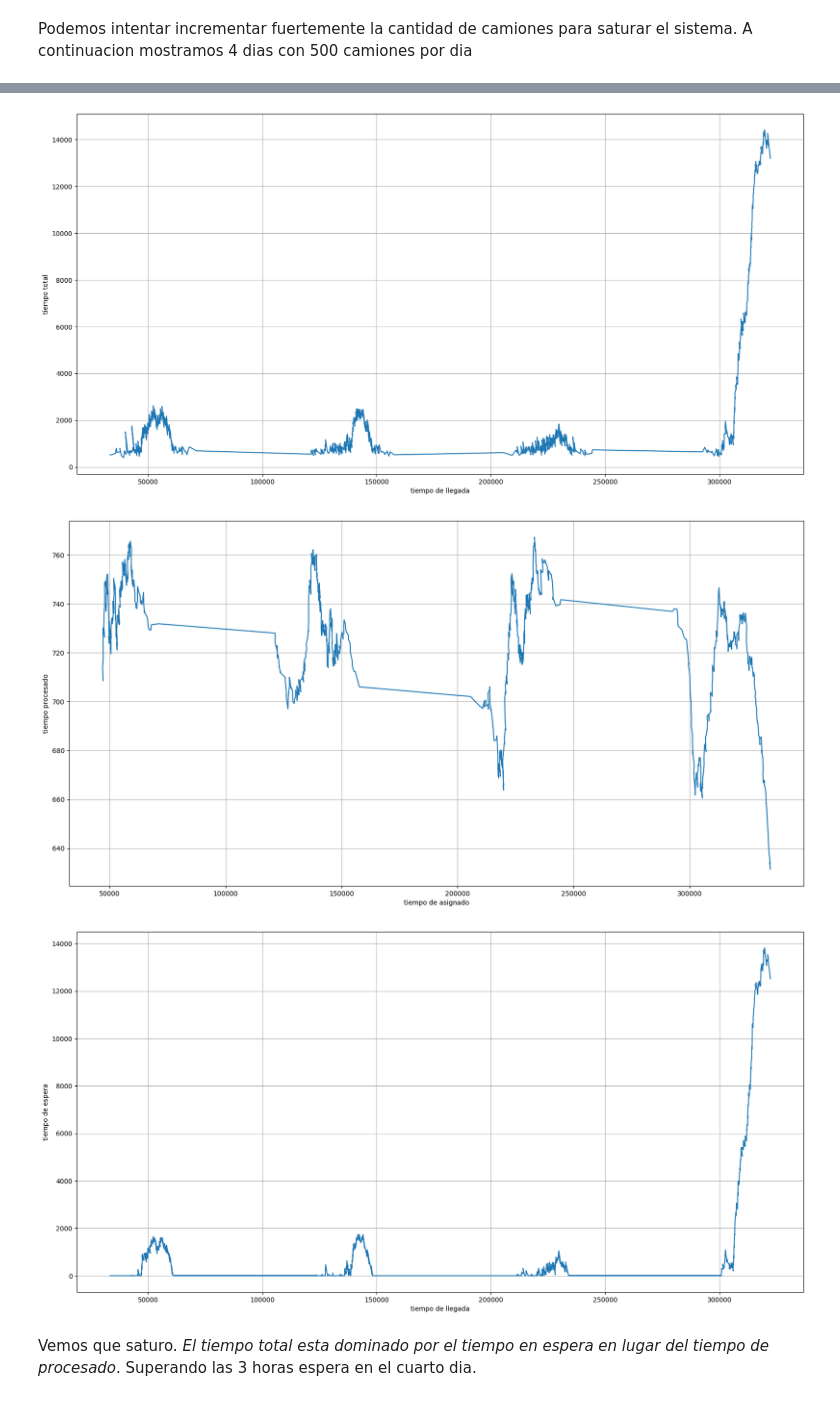
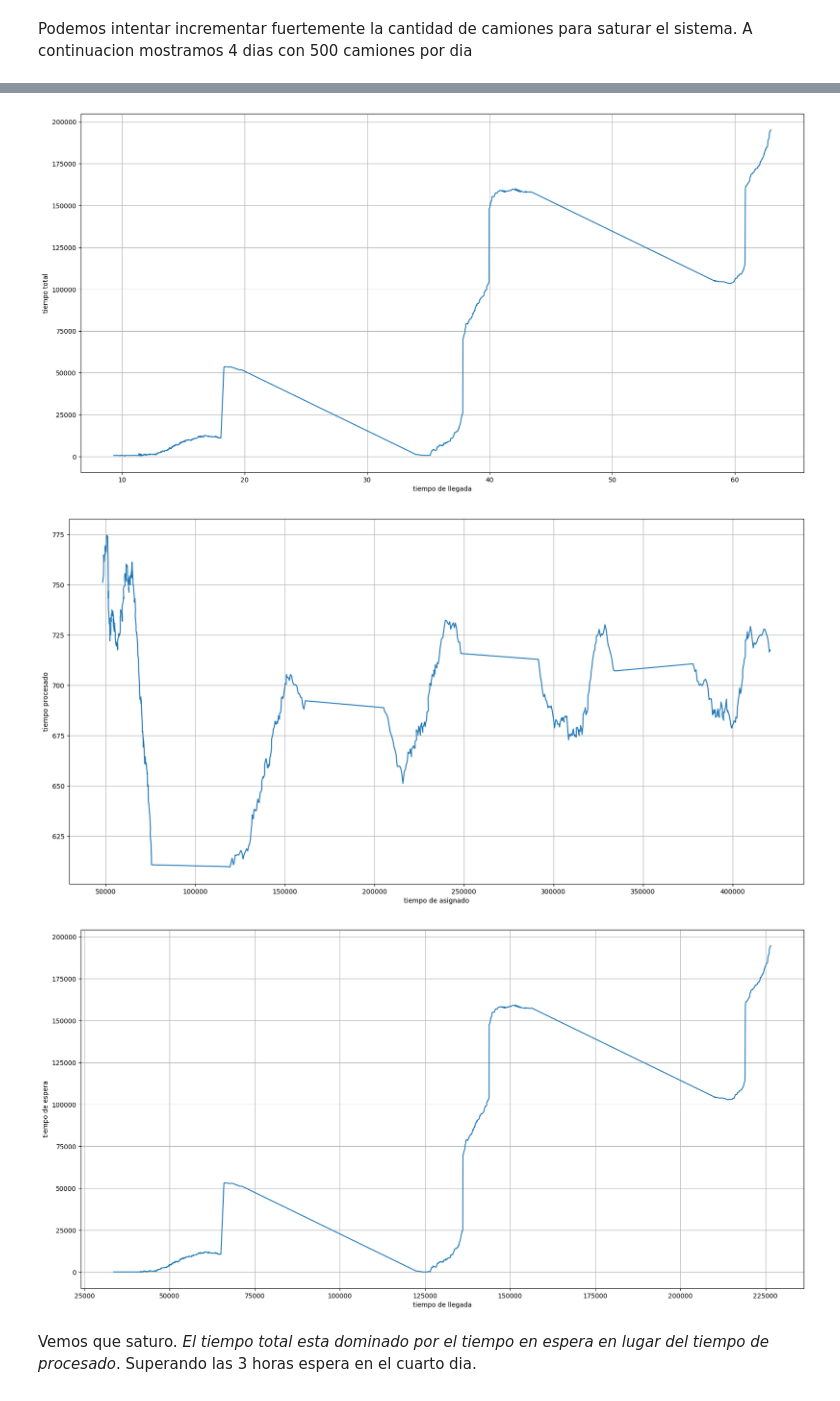
Before and after one commit to mcarreiro/dc-sed-tp1-2022, a Jupyter notebook: notebooks/inbound.ipynb, the cells around one changed output, grey strips where cells are left out. Drawn from its saved outputs; the diff is of its cells as text; code cells hidden in the pictures.

```diff
--- a/notebooks/inbound.ipynb
+++ b/notebooks/inbound.ipynb
@@ -308,11 +315,7 @@ Esto muestra que el sistema tiene una latencia drasticamente mejor en estos peri
 # %% [markdown]
 Podemos intentar incrementar fuertemente la cantidad de camiones para saturar el sistema. A continuacion mostramos 4 dias con 500 camiones por dia
 # %%
-with open("../data/top250trucksnoManager.out") as f:
-    lines = f.readlines()
-    lines = list(filter(lambda x: "out" in x, lines))
-    lines = list(map(lambda x: x.split("[")[1].split("]")[0], lines))
+run("top_250_sin_manager",f"top_250_sin_manager")
+df = read_out(f"top_250_sin_manager")
 
-    df = pd.DataFrame([x.split(', ') for x in lines])
-df.columns = ['id', 'arrival_time', "assigned_time", "out_time", "nA", "nB", "nC", 'id_gate', 'extra_workers']
-df = df.astype(np.float64)
+df.head()
@@ -319,39 +330,31 @@ df = df.astype(np.float64)
 # %%
-#df = df.loc[df["arrival_time"] <3600*24*3]
-df.sort_values('arrival_time')
-
-df["total_time"] = df["out_time"] - df["arrival_time"]
-df["waiting_time"] = df["assigned_time"] - df["arrival_time"]
-df["proccesing_time"] = df["out_time"] - df["assigned_time"]
-
 total_time = df['total_time']
 total_time = total_time.rolling(window=1).mean()
 
-proccesing_time = df['proccesing_time']
-proccesing_time = proccesing_time.rolling(window=70).mean()
+processing_time = df['processing_time']
+processing_time = processing_time.rolling(window=70).mean()
 
-plt.plot(df["arrival_time"],total_time )
-#df.plot(x="arrival_time" , y="total_time",figsize=(20,10))
+plt.plot(df["arrival_hour"],total_time )
 plt.grid()
 plt.ylabel("tiempo total")
 plt.xlabel("tiempo de llegada")
 plt.show()
 
-plt.plot(df["assigned_time"],proccesing_time )
+plt.plot(df["assigned_time"],processing_time )
 plt.ylabel("tiempo procesado")
 plt.xlabel("tiempo de asignado")
 plt.grid()
 plt.show()
 
 plt.plot(df["arrival_time"] , df["waiting_time"])
 plt.ylabel("tiempo de espera")
 plt.xlabel("tiempo de llegada")
 plt.grid()
 plt.show()
 # %% [output]
-[figure, old version]
+[figure, new version]
-[figure, old version]
+[figure, new version]
-[figure, old version]
+[figure, new version]
 # %% [markdown]
 Vemos que saturo. *El tiempo total esta dominado por el tiempo en espera en lugar del tiempo de procesado*. Superando las 3 horas espera en el cuarto dia.
 # %% [markdown]
```
Also changed, not shown: parts of 10 cells of this notebook, 4 other files.
